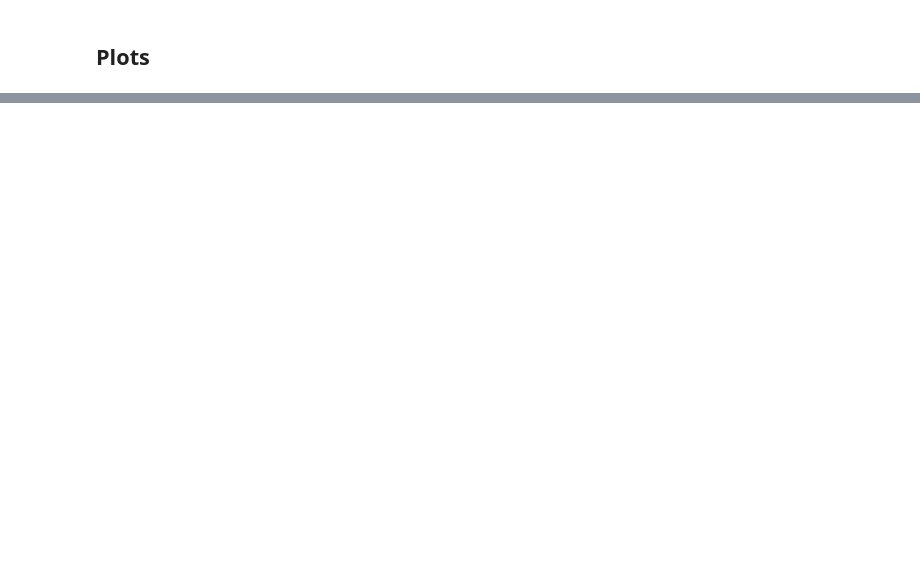
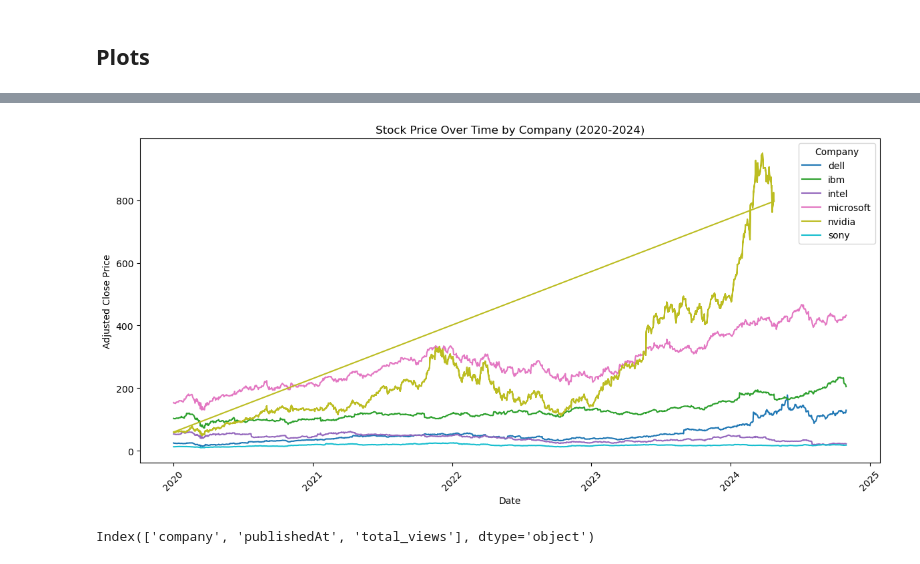
Before and after one commit to David-M-M-Isaac/BD_Project, a Jupyter notebook: scripts/tratamento_dados_spark.ipynb, the cells around one changed output, grey strips where cells are left out. Cells and saved outputs as stored; diff of their text form; code cells hidden in the pictures; blank space fills up the shorter version.

```diff
--- a/scripts/tratamento_dados_spark.ipynb
+++ b/scripts/tratamento_dados_spark.ipynb
@@ -237,0 +428,28 @@ plt.show()
+# %%
+df_combined = df_combined.withColumn("Date", to_timestamp("Date"))
+plot_data_filtered = df_combined.filter(
+    (col("Date") >= "2020-01-01") & (col("Date") <= "2024-12-31")
+)
+
+plot_data = plot_data_filtered.toPandas()
+plt.figure(figsize=(12, 6))
+companies = plot_data["company_name"].unique()
+colors = plt.cm.get_cmap('tab10', len(companies))
+
+for i, company in enumerate(companies):
+    company_data = plot_data[plot_data["company_name"] == company]
+    plt.plot(company_data["Date"], company_data["Adj Close"], label=company, color=colors(i))
+
+plt.title("Stock Price Over Time by Company (2020-2024)")
+plt.xlabel("Date")
+plt.ylabel("Adjusted Close Price")
+plt.legend(title="Company")
+plt.xticks(rotation=45)
+plt.tight_layout()
+plt.show()
+# %% [output]
+[figure, added]
+# %%
+print(plot_data.columns)
+# %% [output]
+Index(['company', 'publishedAt', 'total_views'], dtype='object')
```
Also changed, not shown: parts of 37 cells of this notebook.
